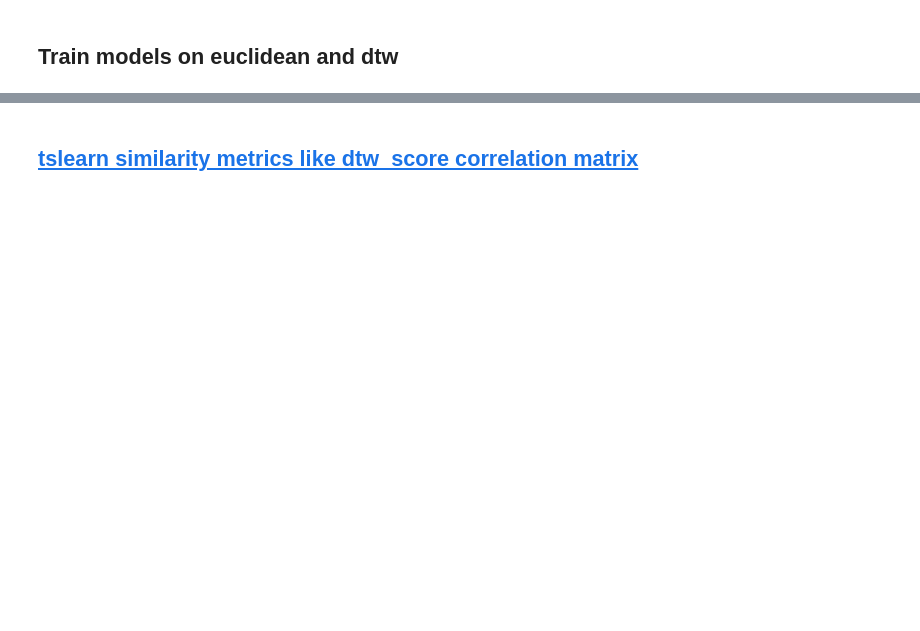
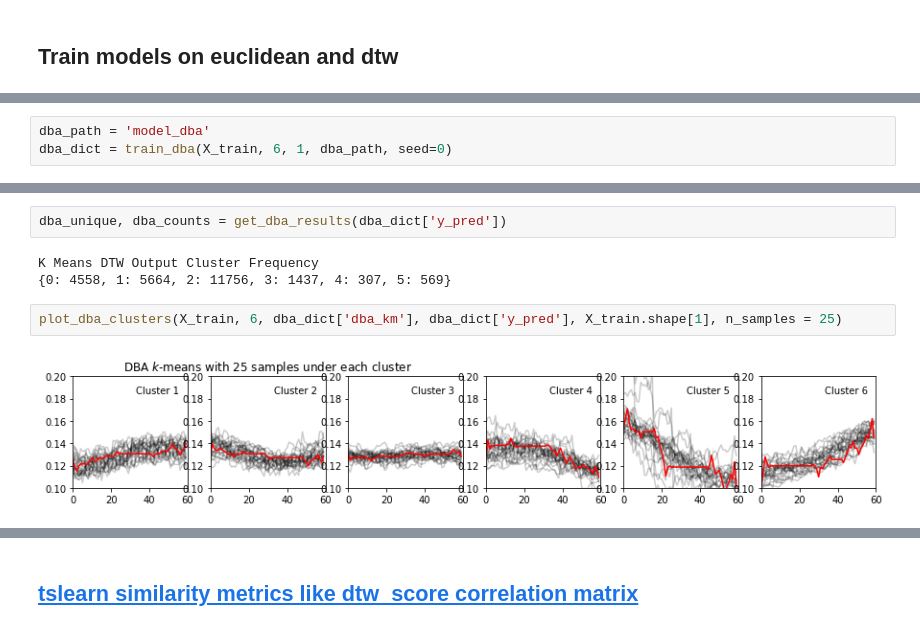
Before and after one commit to OmkarMehta/SSFwithNODE, a Jupyter notebook: time-series-similarity/time_series_similarity.ipynb, the cells around one changed output, grey strips where cells are left out. Saved outputs shown, nothing was run; the diff lists cells and outputs as text; blank space fills up the shorter version.

```diff
--- a/time-series-similarity/time_series_similarity.ipynb
+++ b/time-series-similarity/time_series_similarity.ipynb
@@ -1932,3 +2058,6 @@ def train_dba(X_train, n_clusters, trial, dba_path, seed=0):
     dba_dict['dba_km'] = dba_km
     dba_dict['y_pred'] = y_pred
     return dba_dict
+# %%
+dba_path = 'model_dba'
+dba_dict = train_dba(X_train, 6, 1, dba_path, seed=0)
@@ -1934,0 +2096,9 @@ def train_dba(X_train, n_clusters, trial, dba_path, seed=0):
+# %%
+dba_unique, dba_counts = get_dba_results(dba_dict['y_pred'])
+# %% [output]
+K Means DTW Output Cluster Frequency
+{0: 4558, 1: 5664, 2: 11756, 3: 1437, 4: 307, 5: 569}
+# %%
+plot_dba_clusters(X_train, 6, dba_dict['dba_km'], dba_dict['y_pred'], X_train.shape[1], n_samples = 25)
+# %% [output]
+[figure, added]
```
Also changed, not shown: parts of 28 cells of this notebook.
